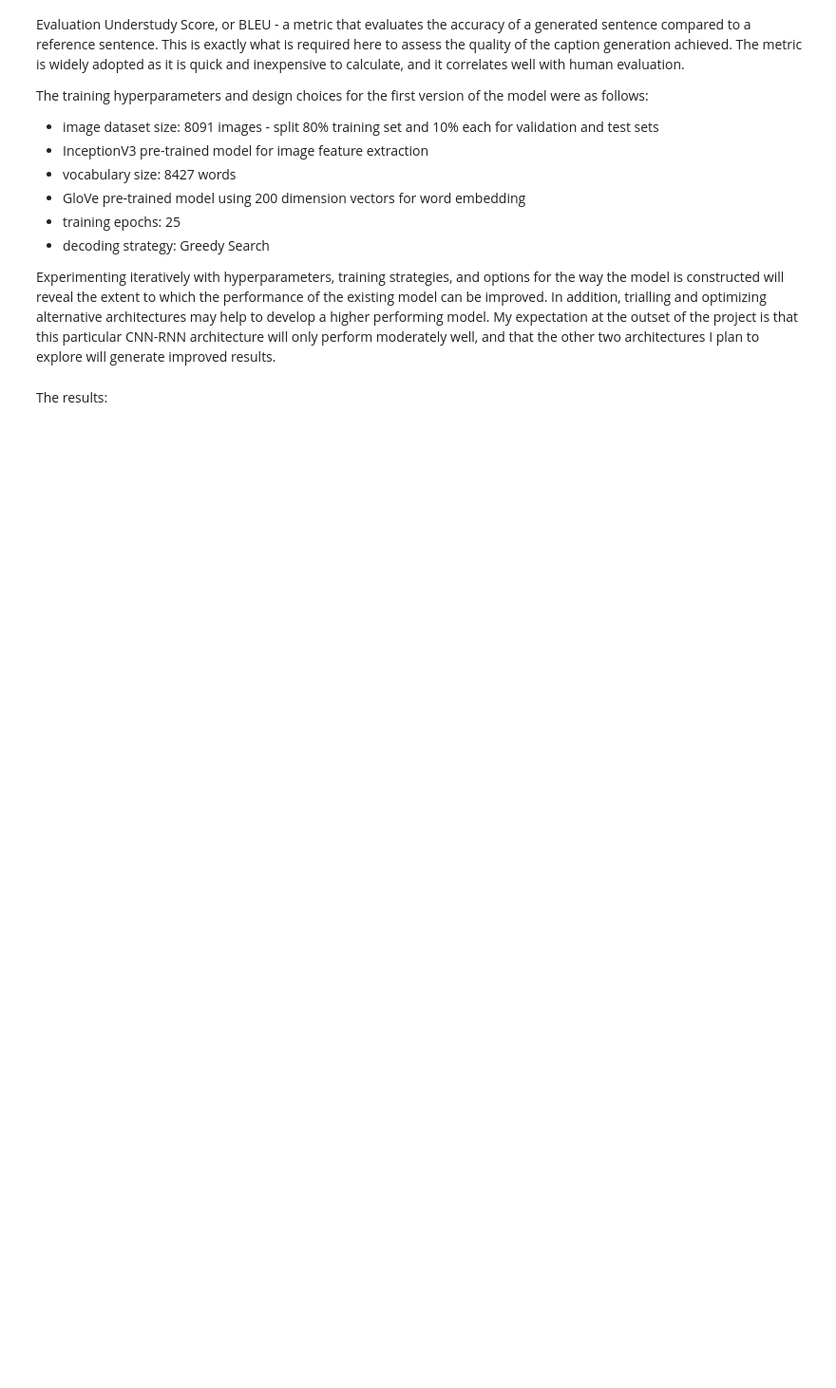
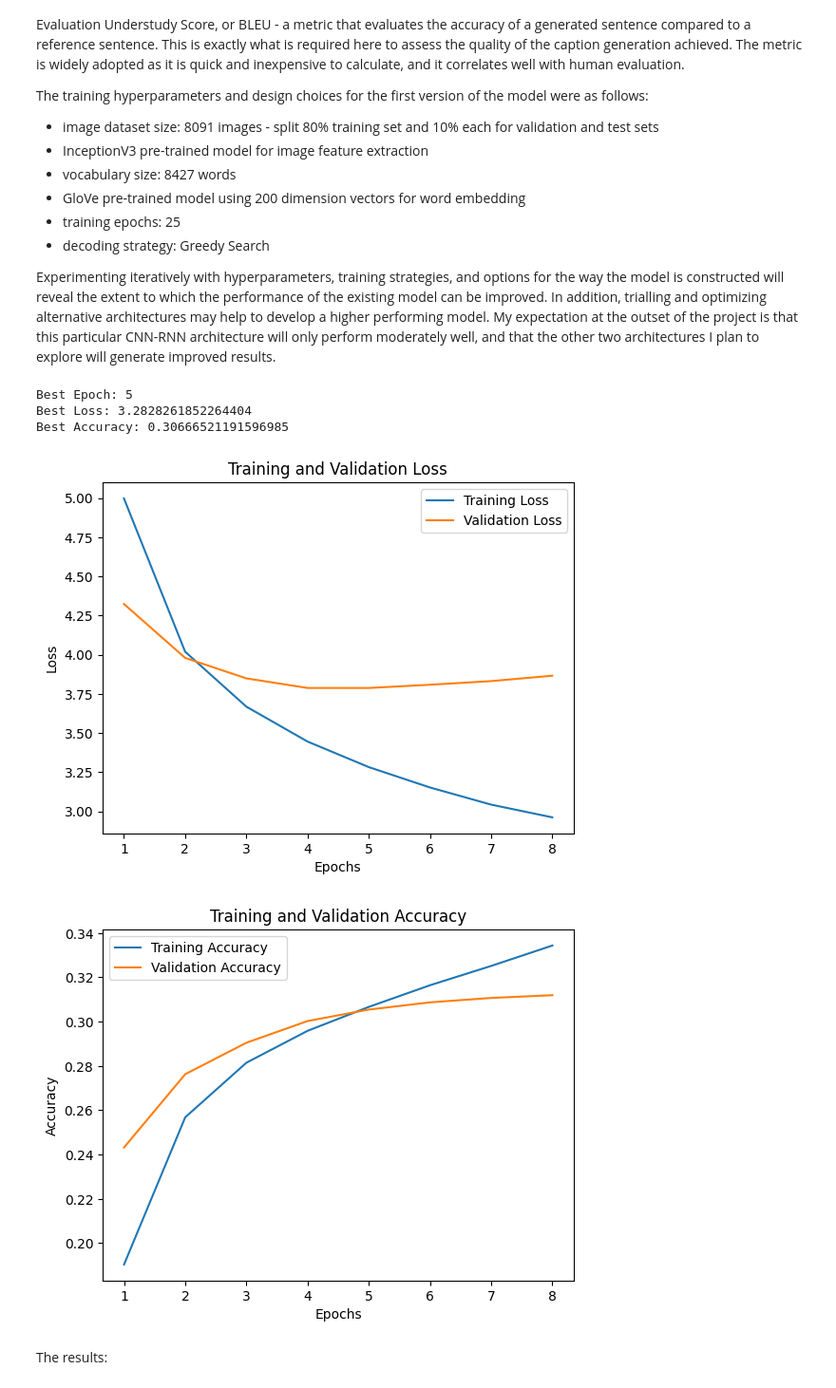
Before and after one commit to mhodierne1402/data-science-ml-portfolio, a Jupyter notebook: image-caption-generator/Image_Caption_Generator_CNN_RNN_Model_STAGE_1_Baseline.ipynb, the cells around one changed output. Shown at 95% size. Drawn from its saved outputs; the diff is of its cells as text; code cells hidden in the pictures; blank space fills up the shorter version.

```diff
--- a/image-caption-generator/Image_Caption_Generator_CNN_RNN_Model_STAGE_1_Baseline.ipynb
+++ b/image-caption-generator/Image_Caption_Generator_CNN_RNN_Model_STAGE_1_Baseline.ipynb
@@ -333,20 +348,31 @@ Later, the feature extraction model and language model can be put back together
 # %%
 model = InceptionV3(weights='imagenet')
 
-# Remove the softmax layer from the model as we only need to extract a feature vector for an image
+# Remove the softmax layer from the model as we only need to extract a feature
+# vector for an image
 model_new = Model(model.input, model.layers[-2].output)
 
 def encode(img):
+    # Use InceptionV3 to feature encode an image and return this
+    # as a feature vector
     fea_vec = model_new.predict(img, verbose=0)
     fea_vec = np.reshape(fea_vec, fea_vec.shape[1])
     return fea_vec
 
 
-encoded_train_images = {id: encode(img) for id, img in tqdm(train_images.items())}
-encoded_val_images = {id: encode(img) for id, img in tqdm(val_images.items())}
-encoded_test_images = {id: encode(img) for id, img in tqdm(test_images.items())}
+# Build feature vector dictionaries corresponding to the train,
+# validate and test datasets
+encoded_train_images = {
+        id: encode(img) for id, img in tqdm(train_images.items())}
+encoded_val_images = {
+        id: encode(img) for id, img in tqdm(val_images.items())}
+encoded_test_images = {
+        id: encode(img) for id, img in tqdm(test_images.items())}
 
-# store images features in pickle
-pickle.dump(encoded_train_images, open(f'{working_directory}encoded_train_images.pkl', 'wb'))
-pickle.dump(encoded_val_images, open(f'{working_directory}encoded_val_images.pkl', 'wb'))
-pickle.dump(encoded_test_images, open(f'{working_directory}encoded_test_images.pkl', 'wb'))
+# Save image features to pickle
+pickle.dump(encoded_train_images,
+            open(f'{working_directory}encoded_train_images.pkl', 'wb'))
+pickle.dump(encoded_val_images,
+            open(f'{working_directory}encoded_val_images.pkl', 'wb'))
+pickle.dump(encoded_test_images,
+            open(f'{working_directory}encoded_test_images.pkl', 'wb'))
@@ -440,3 +499,11 @@ There are 5 captions for each of the 8427 images, and the longest caption consis
+# %%
+# Load captions from pickle
+with open(f'{working_directory}train_captions.pkl', 'rb') as f:
+    train_captions = pickle.load(f)
+with open(f'{working_directory}val_captions.pkl', 'rb') as f:
+    val_captions = pickle.load(f)
+with open(f'{working_directory}test_captions.pkl', 'rb') as f:
+    test_captions = pickle.load(f)
 # %% [markdown]
 ---
 
@@ -447,6 +520,7 @@ There are 5 captions for each of the 8427 images, and the longest caption consis
 # %%
 # Create a list of all captions
-all_captions = [caption for captions_list in captions.values() for caption in captions_list]
+all_captions = [caption for captions_list in captions.values()
+                for caption in captions_list]
 print(f'Total number of captions: {len(all_captions)}')
 
 # Create the tokenizer
@@ -455,7 +529,6 @@ tokenizer.fit_on_texts(all_captions)
 
 # Mapping of words to index position in the vocabulary
 word_index = tokenizer.word_index
-print(f"Testing the word mapping: 'water' can be found at index position {word_index['water']}")
 
 vocab_size = len(word_index) + 1  # Add 1 for the zero-padding
 print(f'Vocabulary size: {vocab_size}')
@@ -685,7 +787,7 @@ The training hyperparameters and design choices for the first version of the mod
 Experimenting iteratively with hyperparameters, training strategies, and options for the way the model is constructed will reveal the extent to which the performance of the existing model can be improved. In addition, trialling and optimizing alternative architectures may help to develop a higher performing model. My expectation at the outset of the project is that this particular CNN-RNN architecture will only perform moderately well, and that the other two architectures I plan to explore will generate improved results.
 # %%
 # load model history from pickle
-with open(f'{working_directory}history_run3.pkl', 'rb') as f:
+with open(f'{working_directory}history_e10-200.pkl', 'rb') as f:
     history = pickle.load(f)
 #with open(f'{working_directory}history_run2.pkl', 'rb') as f:
 #    history2 = pickle.load(f)
@@ -698,32 +800,38 @@ train_loss = history['loss']
 train_acc = history['accuracy']
 val_loss = history['val_loss']
 val_acc = history['val_accuracy']
 epochs = range(1, len(train_loss) + 1)
 best_epoch = val_loss.index(min(val_loss))
 best_loss = train_loss[best_epoch]
 best_accuracy = train_acc[best_epoch]
 
 # Print optimal training results
 print(f"Best Epoch: {best_epoch + 1}")
 print(f"Best Loss: {best_loss}")
 print(f"Best Accuracy: {best_accuracy}")
 
 # Plot loss over epochs
 plt.plot(epochs, train_loss, label='Training Loss')
 plt.plot(epochs, val_loss, label='Validation Loss')
 plt.title('Training and Validation Loss')
 plt.xlabel('Epochs')
 plt.ylabel('Loss')
 plt.legend()
 plt.show()
 
 # Plot accuracy over epochs
 plt.plot(epochs, train_acc, label='Training Accuracy')
 plt.plot(epochs, val_acc, label='Validation Accuracy')
 plt.title('Training and Validation Accuracy')
 plt.xlabel('Epochs')
 plt.ylabel('Accuracy')
 plt.legend()
 plt.show()
+# %% [output]
+Best Epoch: 5
+Best Loss: 3.2828261852264404
+Best Accuracy: 0.30666521191596985
+[figure, added]
+[figure, added]
 # %% [markdown]
 The results:
```
Also changed, not shown: parts of 51 cells of this notebook.
